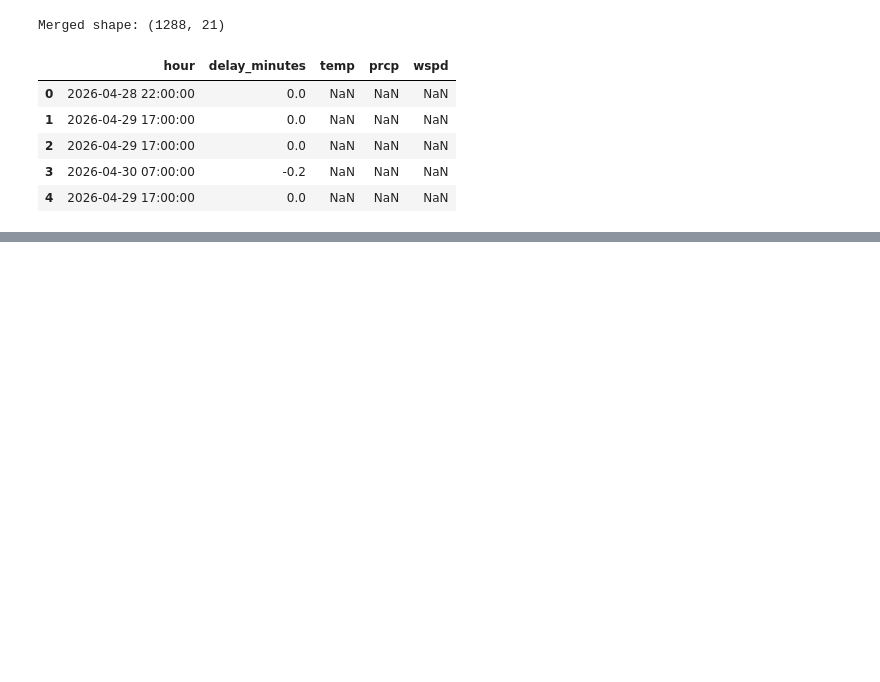
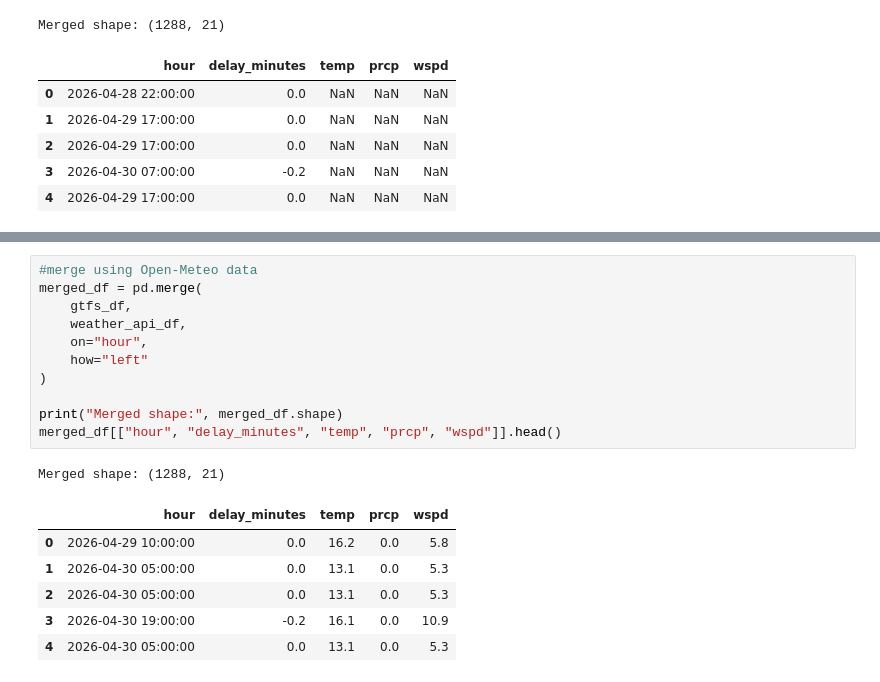
Before and after one commit to markokratos0918/ai-dss-auckland-public-transport, a Jupyter notebook: notebooks/03_weather_integration.ipynb, the cells around one changed output, grey strips where cells are left out. Cells and saved outputs as stored; diff of their text form; blank space fills up the shorter version.

```diff
--- a/notebooks/03_weather_integration.ipynb
+++ b/notebooks/03_weather_integration.ipynb
@@ -215,0 +421,19 @@ Merged shape: (1288, 21)
+# %%
+#merge using Open-Meteo data
+merged_df = pd.merge(
+    gtfs_df,
+    weather_api_df,
+    on="hour",
+    how="left"
+)
+
+print("Merged shape:", merged_df.shape)
+merged_df[["hour", "delay_minutes", "temp", "prcp", "wspd"]].head()
+# %% [output]
+Merged shape: (1288, 21)
+|  | hour | delay_minutes | temp | prcp | wspd |
+| 0 | 2026-04-29 10:00:00 | 0.0 | 16.2 | 0.0 | 5.8 |
+| 1 | 2026-04-30 05:00:00 | 0.0 | 13.1 | 0.0 | 5.3 |
+| 2 | 2026-04-30 05:00:00 | 0.0 | 13.1 | 0.0 | 5.3 |
+| 3 | 2026-04-30 19:00:00 | -0.2 | 16.1 | 0.0 | 10.9 |
+| 4 | 2026-04-30 05:00:00 | 0.0 | 13.1 | 0.0 | 5.3 |
```
Also changed, not shown: parts of 10 cells of this notebook, 1 other file.
